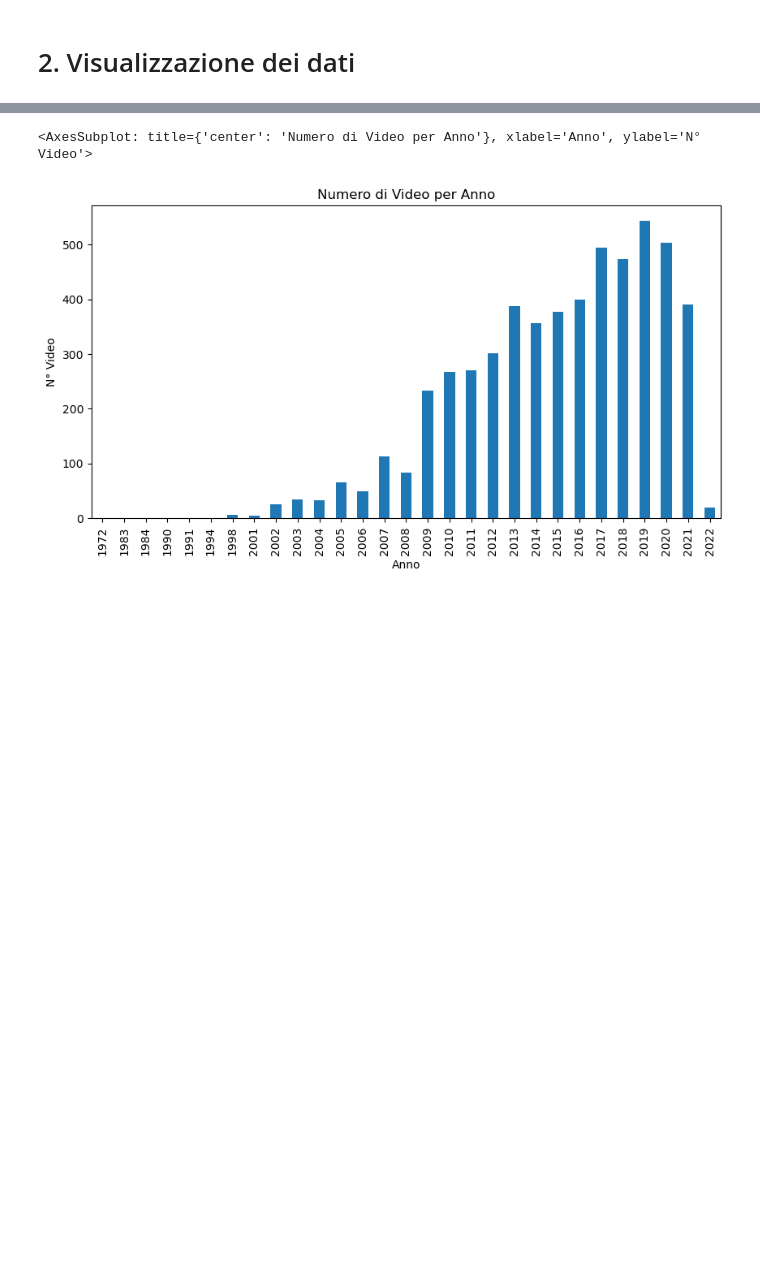
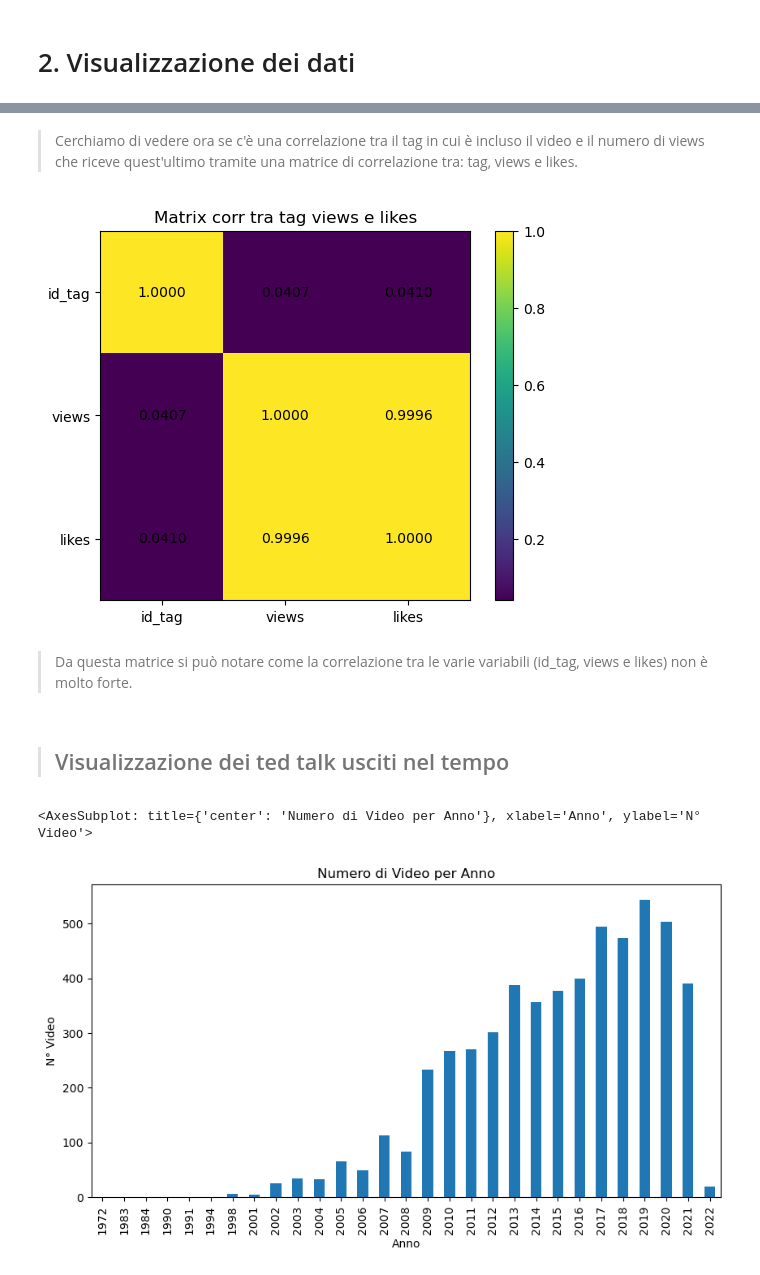
Before and after one commit to InKeaton/DataTed, a Jupyter notebook: data_ted_neo.ipynb, the cells around one changed output, grey strips where cells are left out. Drawn from its saved outputs; the diff is of its cells as text; code cells hidden in the pictures; blank space fills up the shorter version.

```diff
--- a/data_ted_neo.ipynb
+++ b/data_ted_neo.ipynb
@@ -335,3 +355,13 @@ La nostra analisi si basa principalmente sullo studio dell'evoluzione temporale
+# %% [markdown]
+>Cerchiamo di vedere ora se c'è una correlazione tra il tag in cui è incluso il video e il numero di views che riceve quest'ultimo tramite una matrice di correlazione tra: tag, views e likes.
+# %%
+corr_matrix_fun(daTag, ["id_tag", "views", "likes"], "Matrix corr tra tag views e likes" )
+# %% [output]
+[figure, added]
+# %% [markdown]
+>Da questa matrice si può notare come la correlazione tra le varie variabili (id_tag, views e likes) non è molto forte.
+# %% [markdown]
+> ## Visualizzazione dei ted talk usciti nel tempo
 # %%
 daTed.groupby(daTed.date.dt.year)['title'].count().plot( kind    = 'bar',
                                                          figsize = (10,5),
```
Also changed, not shown: parts of 55 cells of this notebook.
